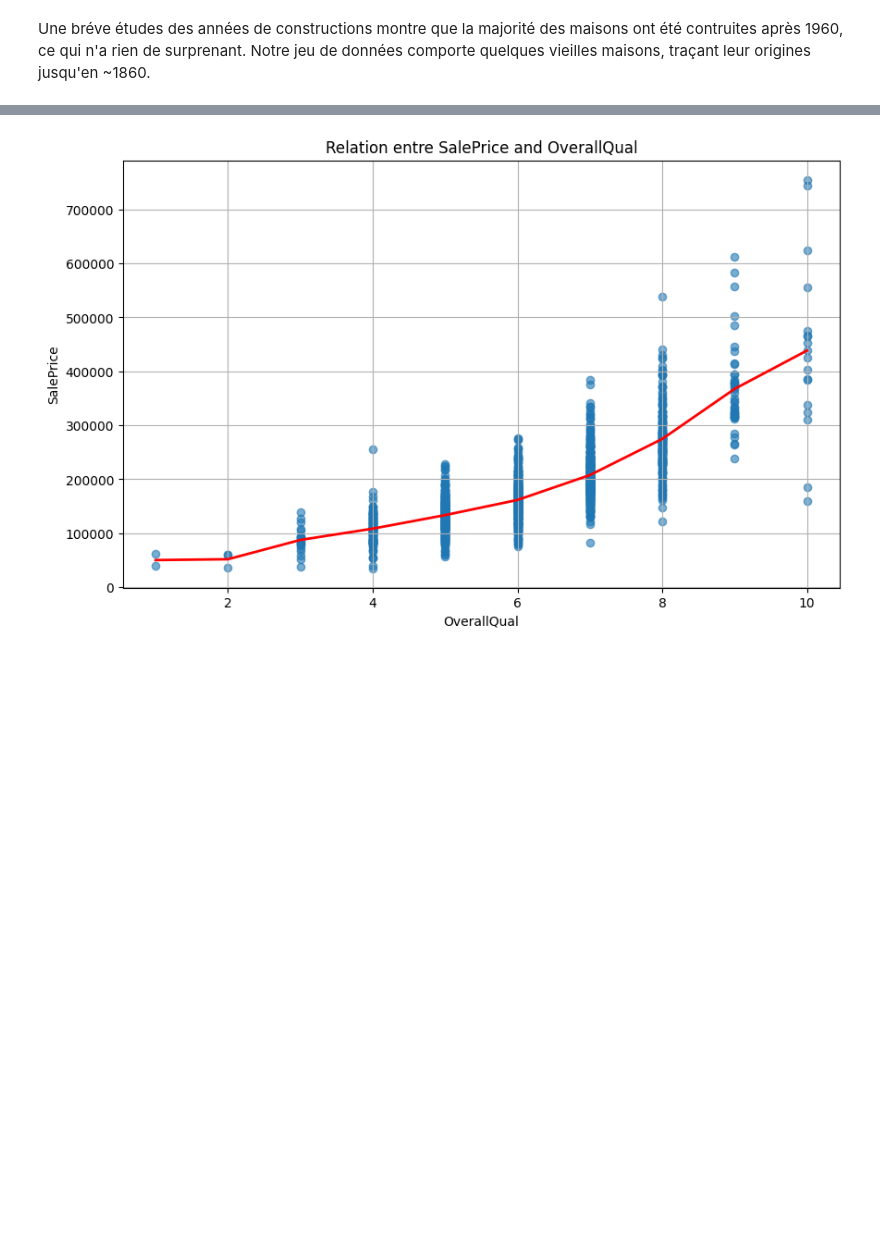
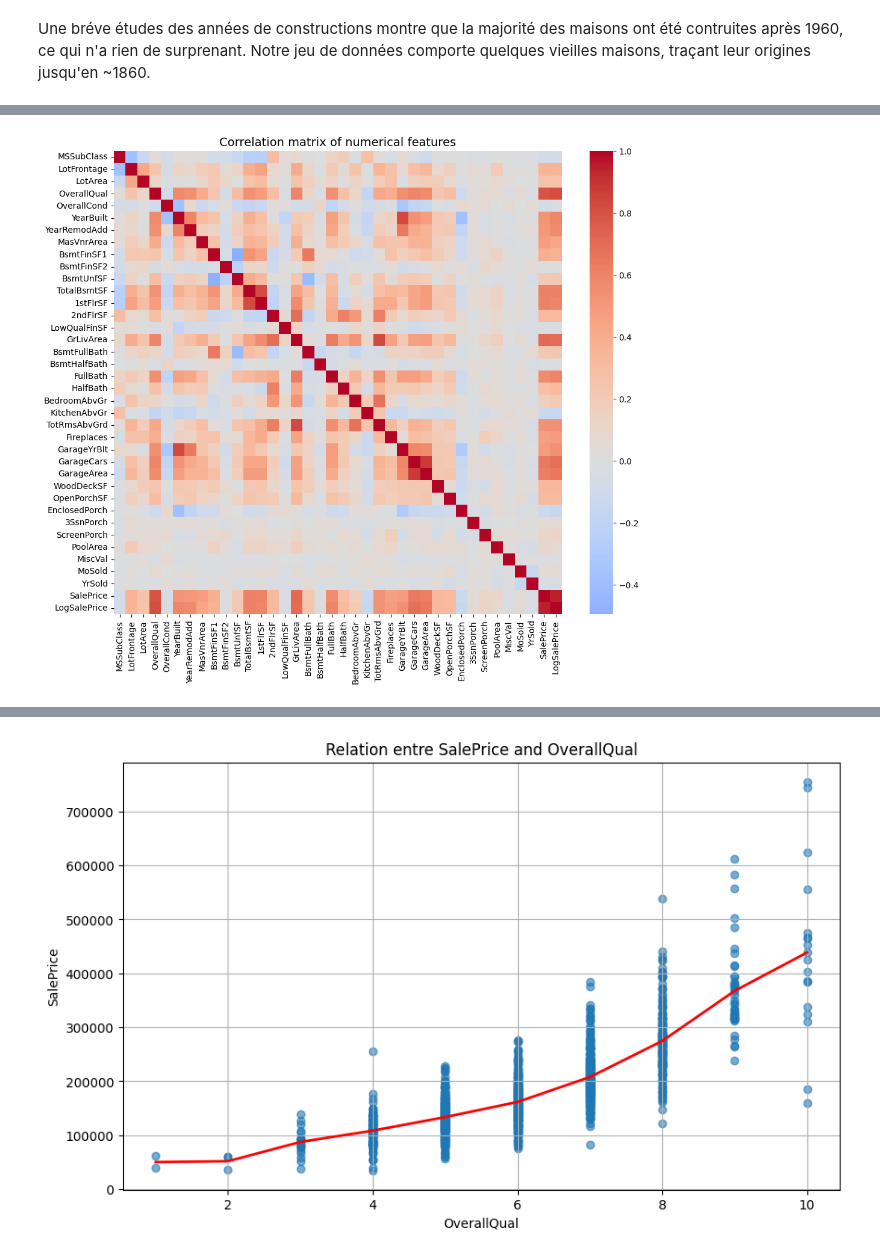
Before and after one commit to Briefgarde/kaggle_housePrice, a Jupyter notebook: ProjectDS_Kaggle_HousePriceReg.ipynb, the cells around one changed output, grey strips where cells are left out. Drawn from its saved outputs; the diff is of its cells as text; code cells hidden in the pictures; blank space fills up the shorter version.

```diff
--- a/ProjectDS_Kaggle_HousePriceReg.ipynb
+++ b/ProjectDS_Kaggle_HousePriceReg.ipynb
@@ -336,0 +341,14 @@ plt.show()
+# %%
+numerical_features = train.select_dtypes(include=[np.number]).columns
+
+# Create a heatmap of the correlation matrix, without showing the numbers
+plt.figure(figsize=(12, 10))
+sns.heatmap(train[numerical_features].corr(), annot=False, cmap='coolwarm', center=0)
+plt.title('Correlation matrix of numerical features', fontsize=14)
+plt.show()
+# plt.figure(figsize=(12, 10))
+# sns.heatmap(train[numerical_features].corr(), annot=True, cmap='coolwarm', center=0)
+# plt.title('Correlation matrix of numerical features', fontsize=14)
+# plt.show()
+# %% [output]
+[figure, added]
```
Also changed, not shown: parts of 4 cells of this notebook, 1 other file.
